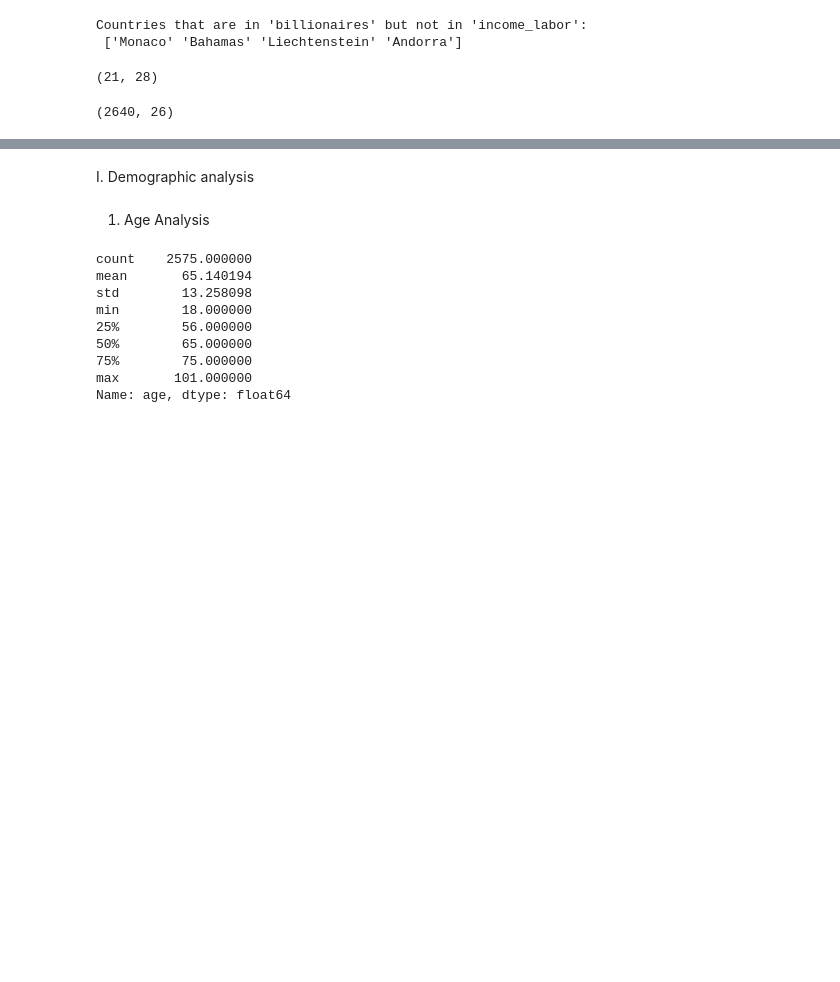
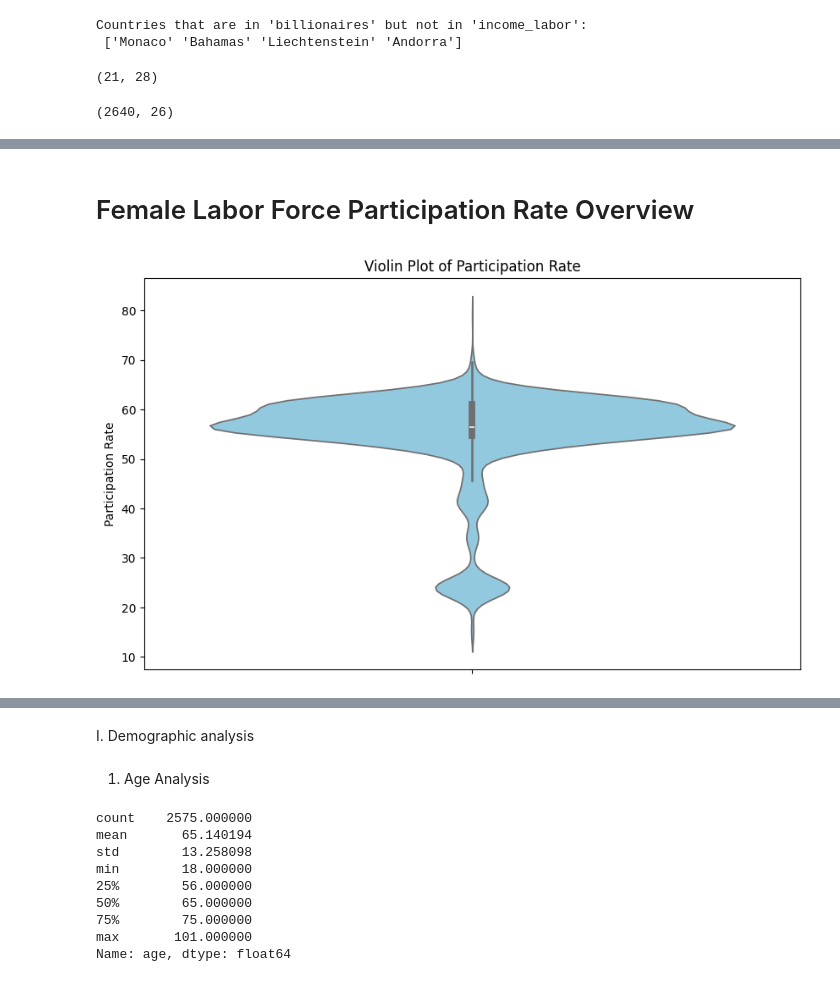
Before and after one commit to ErinZhan2500/SI618FinalProject, a Jupyter notebook: FinalProject.ipynb, the cells around one changed output, grey strips where cells are left out. Cells and saved outputs as stored; diff of their text form; code cells hidden in the pictures; blank space fills up the shorter version.

```diff
--- a/FinalProject.ipynb
+++ b/FinalProject.ipynb
@@ -214,0 +238,10 @@ final_df.shape
+# %% [markdown]
+# Female Labor Force Participation Rate Overview
+# %%
+plt.figure(figsize=(10, 6))
+sns.violinplot(data=final_df, y='participation_rate', color='skyblue')
+plt.title('Violin Plot of Participation Rate')
+plt.ylabel('Participation Rate')
+plt.show()
+# %% [output]
+[figure, added]
```
Also changed, not shown: parts of 6 cells of this notebook.
